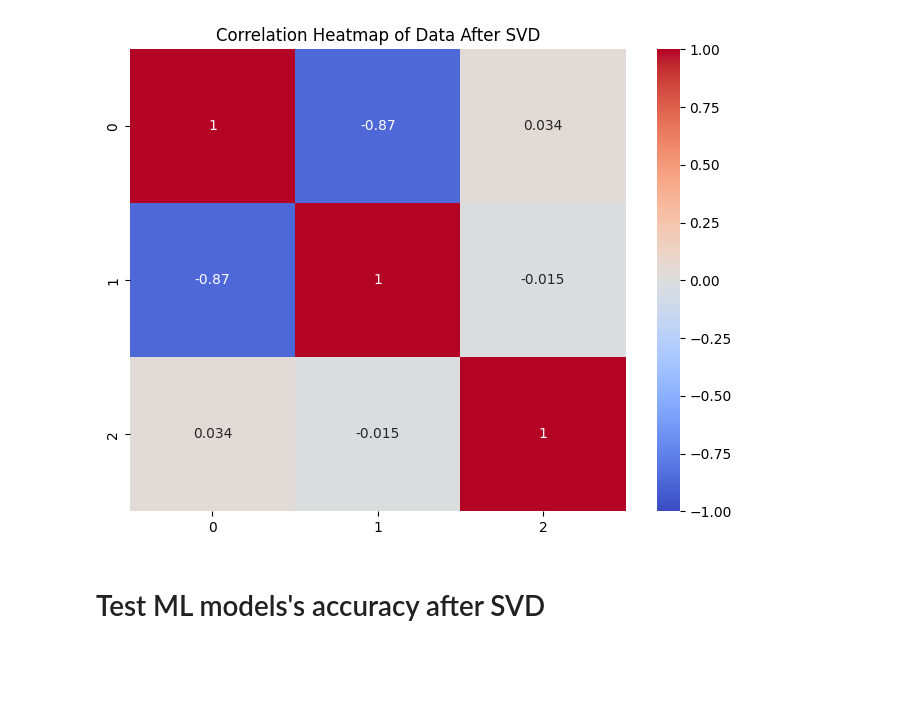
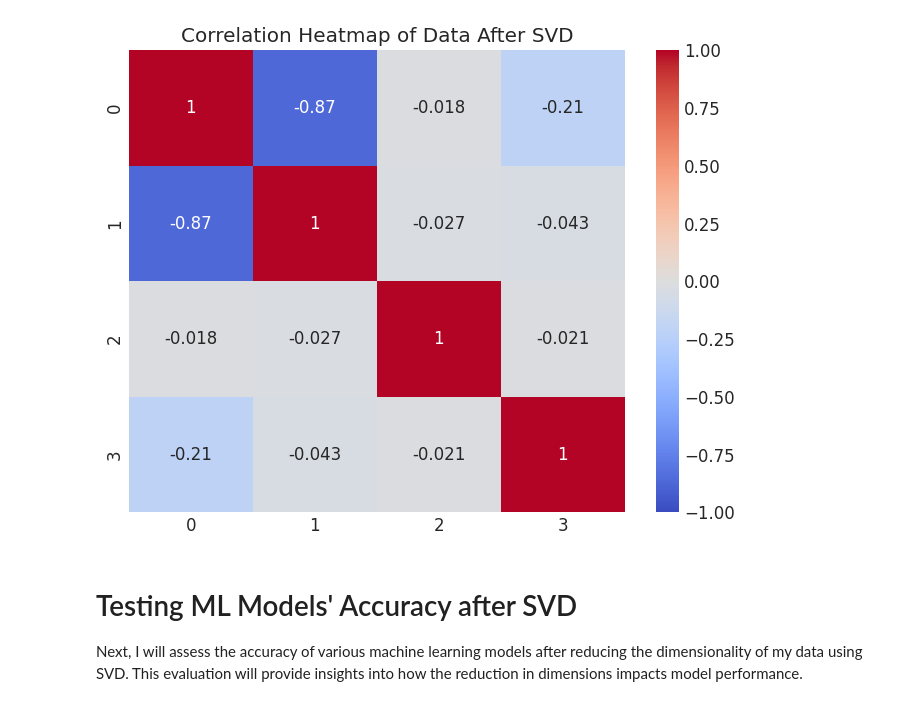
Before and after one commit to easyCoder-Ai/Modelling_From_Measurments_HW, a Jupyter notebook: mainFIle.ipynb, the cells around one changed output. Saved outputs shown, nothing was run; the diff lists cells and outputs as text; code cells hidden in the pictures; blank space fills up the shorter version.

```diff
--- a/mainFIle.ipynb
+++ b/mainFIle.ipynb
@@ -53,0 +134,2 @@ Date
+# %%
+data.drop(columns=['Open', 'High', 'Low'], inplace=True)
@@ -305,19 +499,21 @@ evaluate_svd_variance(x_train, max_rank=12)
 # %%
-svd = TruncatedSVD(n_components=3)
+svd = TruncatedSVD(n_components=4)
 x_train_svd = svd.fit_transform(x_train)
 x_test_svd = svd.transform(x_test)
 
 
 totalData = list(x_train_svd) + list(x_test_svd)
 
 plt.figure(figsize=(8, 6))
 sns.heatmap(pd.DataFrame(totalData).corr(), annot=True, cmap='coolwarm', vmin=-1, vmax=1)
 plt.title('Correlation Heatmap of Data After SVD')
 plt.show()
 # %% [output]
-[figure, old version]
+[figure, new version]
-# %% [markdown]
-# Test ML models's accuracy after SVD
+# %% [markdown]
+# Testing ML Models' Accuracy after SVD
+
+Next, I will assess the accuracy of various machine learning models after reducing the dimensionality of my data using SVD. This evaluation will provide insights into how the reduction in dimensions impacts model performance.
 # %%
 ##### according to last evaluation, we selected rank=5 #######
 
```
Also changed, not shown: parts of 81 cells of this notebook, 1 other file.
